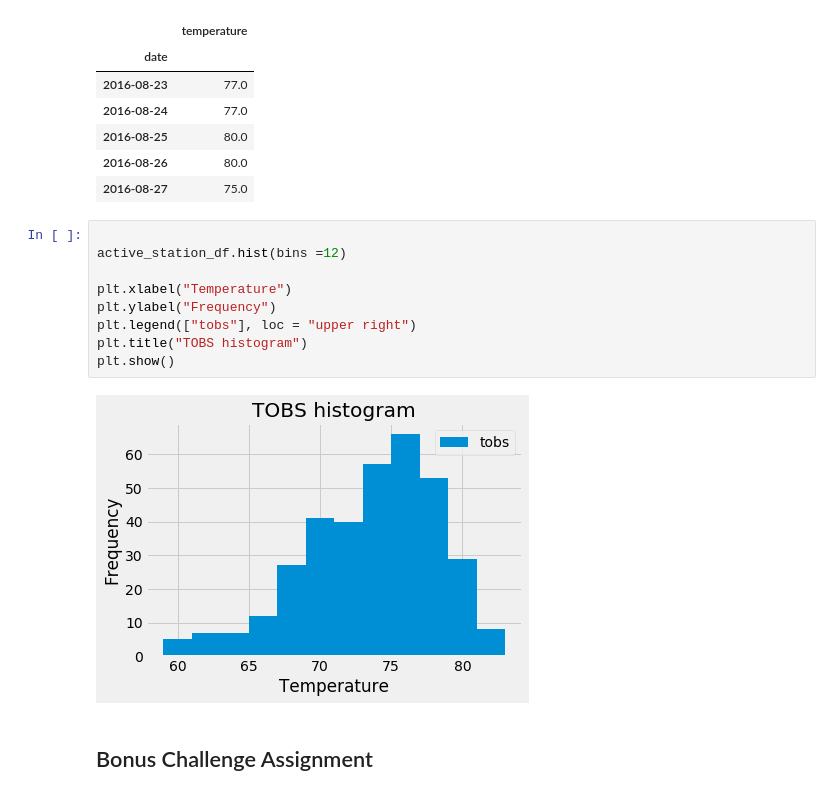
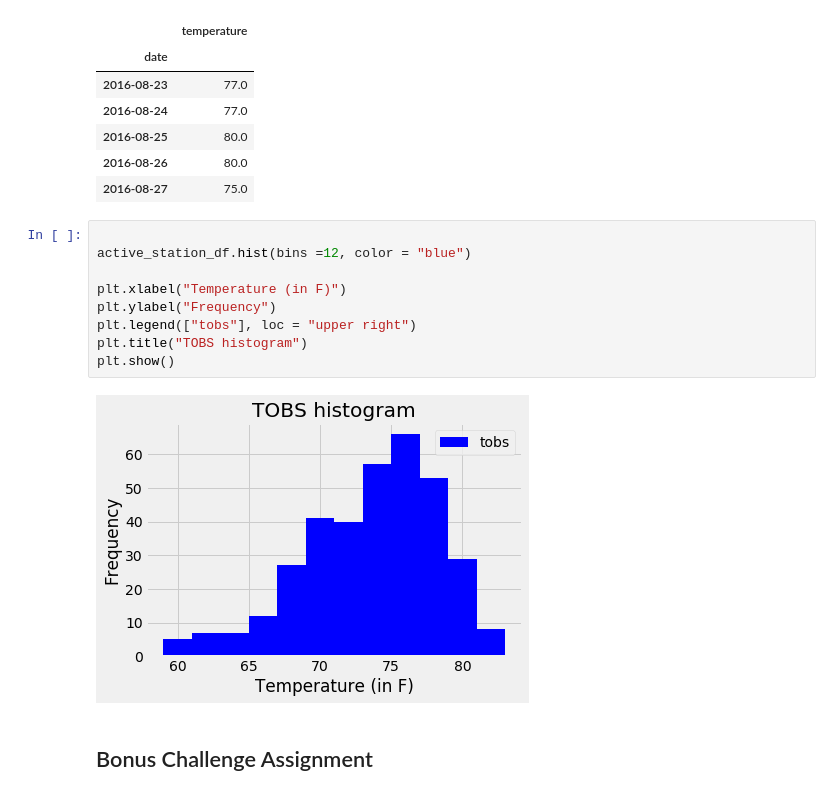
Before and after one commit to UoT-Bootcamp/SQLAlchemy-challenge, a Jupyter notebook: climate_starter.ipynb, the cells around one changed output. Saved outputs shown, nothing was run; the diff lists cells and outputs as text.

```diff
--- a/climate_starter.ipynb
+++ b/climate_starter.ipynb
@@ -201,15 +201,15 @@ active_station_df.head()
 | 2016-08-27 | 75.0 |
 # %%
 
-active_station_df.hist(bins =12)
+active_station_df.hist(bins =12, color = "blue")
 
-plt.xlabel("Temperature")
+plt.xlabel("Temperature (in F)")
 plt.ylabel("Frequency")
 plt.legend(["tobs"], loc = "upper right")
 plt.title("TOBS histogram")
 plt.show()
 # %% [output]
-[figure, old version]
+[figure, new version]
 # %% [markdown]
 ## Bonus Challenge Assignment
 # %%
```
Also changed, not shown: parts of 4 cells of this notebook.
